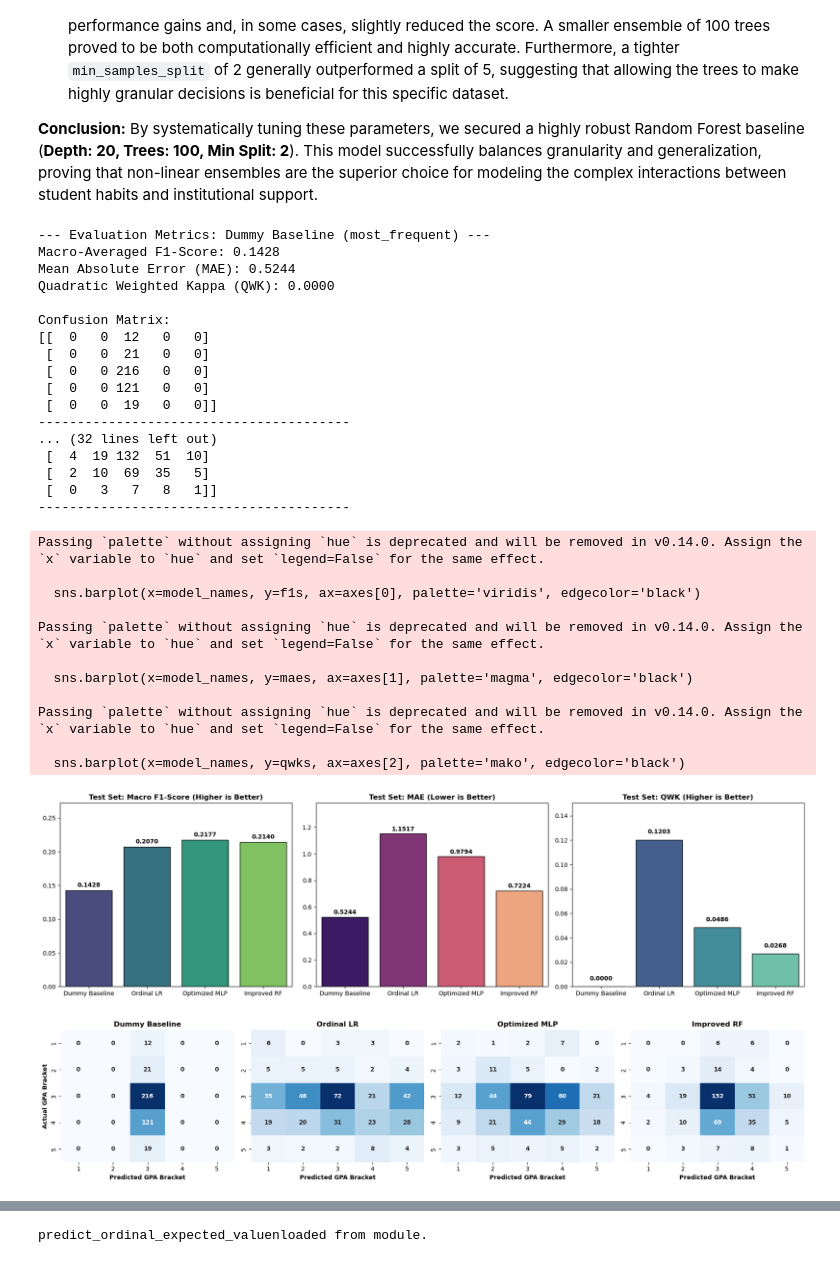
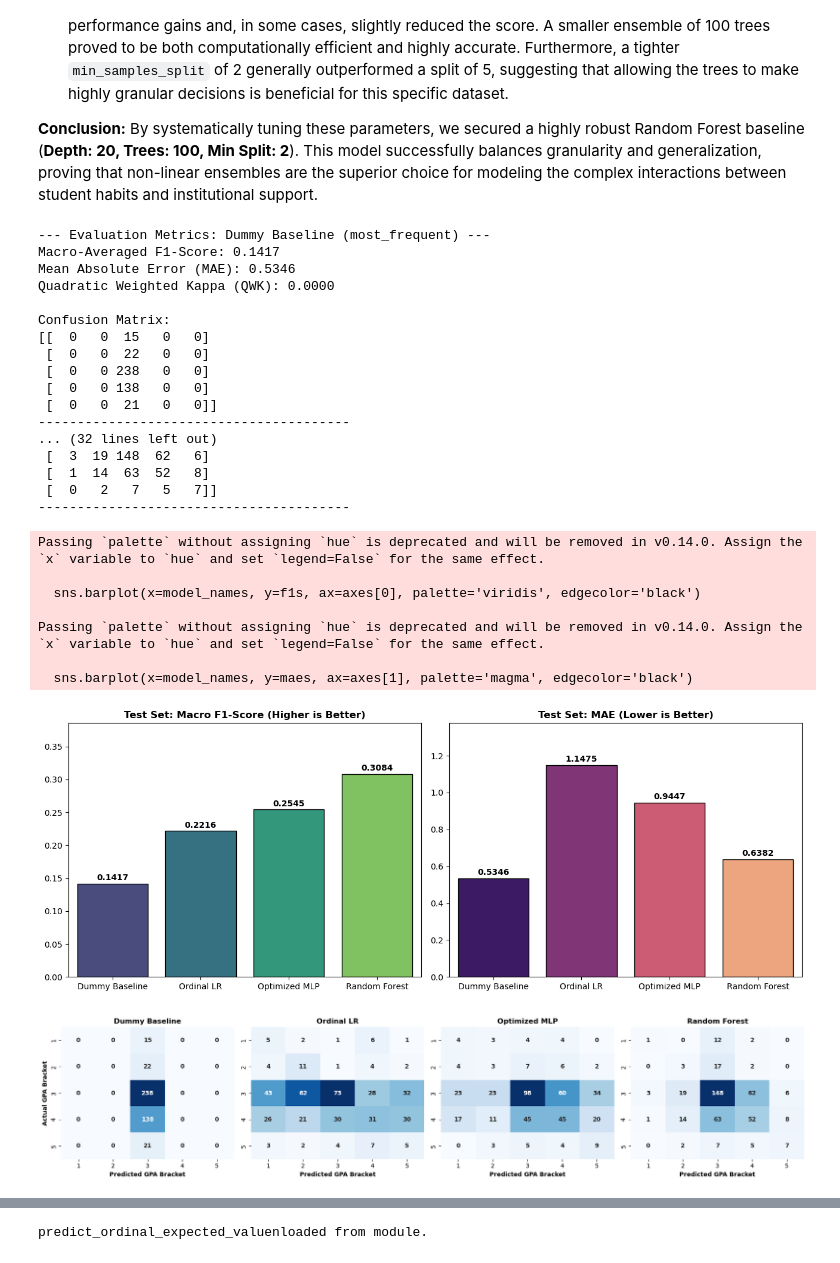
Before and after one commit to axlndy/cbsweg2-cbadvai-cbdatsi-project, a Jupyter notebook: notebooks/cbadvai_project_ml.ipynb, the cells around one changed output, grey strips where cells are left out. Drawn from its saved outputs; the diff is of its cells as text; code cells hidden in the pictures.

Commit message:
Fixed initial RF plots and Dataset loading

```diff
--- a/notebooks/cbadvai_project_ml.ipynb
+++ b/notebooks/cbadvai_project_ml.ipynb
@@ -526,45 +526,46 @@ Our grid search evaluated the Random Forest ensemble across three structural dim
 **Conclusion:**
 By systematically tuning these parameters, we secured a highly robust Random Forest baseline (**Depth: 20, Trees: 100, Min Split: 2**). This model successfully balances granularity and generalization, proving that non-linear ensembles are the superior choice for modeling the complex interactions between student habits and institutional support.
 # %%
-#Compute metrics across models
+from src.cbadvai.metrics import run_full_evaluation
+from src.cbadvai.plots import plot_model_metrics_comparison, plot_confusion_matrices
+
+#Evaluate All Models on Test Set
 models_initial, metrics_initial = run_full_evaluation(
-    X_train, y_train, X_test, y_test, grid_lr, grid_mlp, grid_rf_initial
+    X_train, y_train, X_test, y_test,
+    grid_lr, grid_mlp, grid_rf_initial,
+    rf_label="Random Forest"
 )
 
-#Render metric bar charts and confusion matrices
-plot_model_metrics_comparison(metrics_initial, models_initial)
+#Plot Model Metrics Comparison and Confusion Matrices for Initial Models
+plot_model_metrics_comparison(metrics_initial, models_initial, include_qwk=False)
 plot_confusion_matrices(metrics_initial, models_initial)
 # %% [output]
 --- Evaluation Metrics: Dummy Baseline (most_frequent) ---
-Macro-Averaged F1-Score: 0.1428
-Mean Absolute Error (MAE): 0.5244
+Macro-Averaged F1-Score: 0.1417
+Mean Absolute Error (MAE): 0.5346
 Quadratic Weighted Kappa (QWK): 0.0000
 
 Confusion Matrix:
-[[  0   0  12   0   0]
- [  0   0  21   0   0]
- [  0   0 216   0   0]
- [  0   0 121   0   0]
- [  0   0  19   0   0]]
+[[  0   0  15   0   0]
+ [  0   0  22   0   0]
+ [  0   0 238   0   0]
+ [  0   0 138   0   0]
+ [  0   0  21   0   0]]
 ----------------------------------------
 ... (32 lines left out)
- [  4  19 132  51  10]
- [  2  10  69  35   5]
- [  0   3   7   8   1]]
+ [  3  19 148  62   6]
+ [  1  14  63  52   8]
+ [  0   2   7   5   7]]
 ----------------------------------------
 Passing `palette` without assigning `hue` is deprecated and will be removed in v0.14.0. Assign the `x` variable to `hue` and set `legend=False` for the same effect.
 
   sns.barplot(x=model_names, y=f1s, ax=axes[0], palette='viridis', edgecolor='black')
 
 Passing `palette` without assigning `hue` is deprecated and will be removed in v0.14.0. Assign the `x` variable to `hue` and set `legend=False` for the same effect.
 
   sns.barplot(x=model_names, y=maes, ax=axes[1], palette='magma', edgecolor='black')
-
-Passing `palette` without assigning `hue` is deprecated and will be removed in v0.14.0. Assign the `x` variable to `hue` and set `legend=False` for the same effect.
-
-  sns.barplot(x=model_names, y=qwks, ax=axes[2], palette='mako', edgecolor='black')
-[figure, old version]
+[figure, new version]
-[figure, old version]
+[figure, new version]
 # %% [markdown]
 ## Initial Evaluation: Benchmark & Model Comparison
 
```
Also changed, not shown: parts of 10 cells of this notebook.
